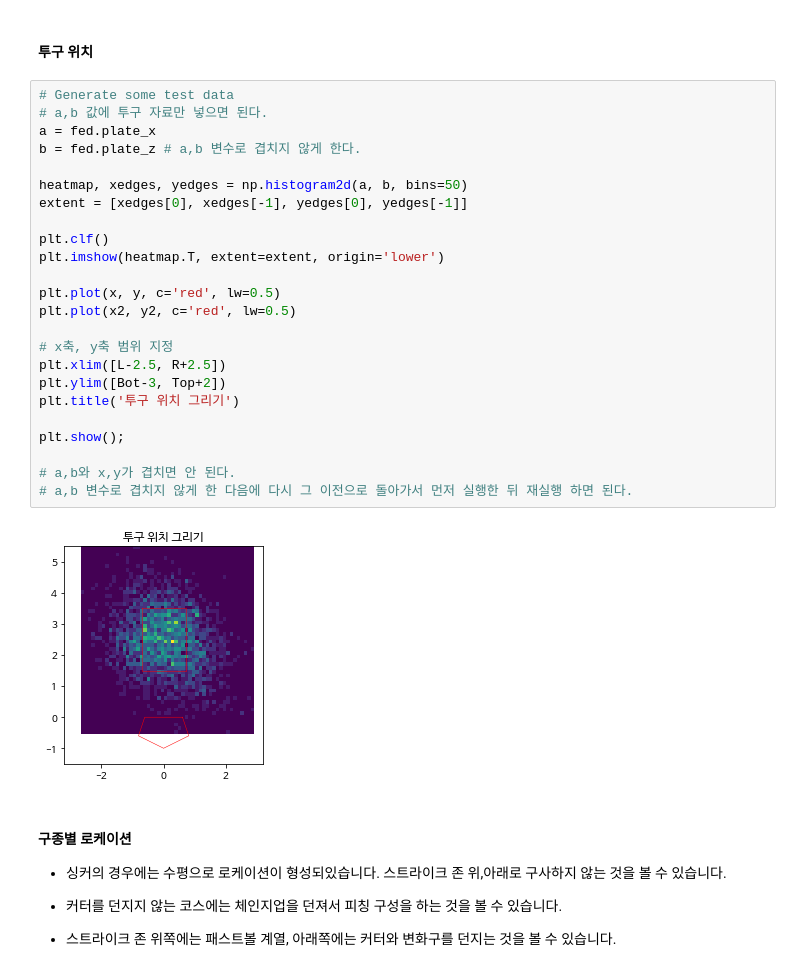
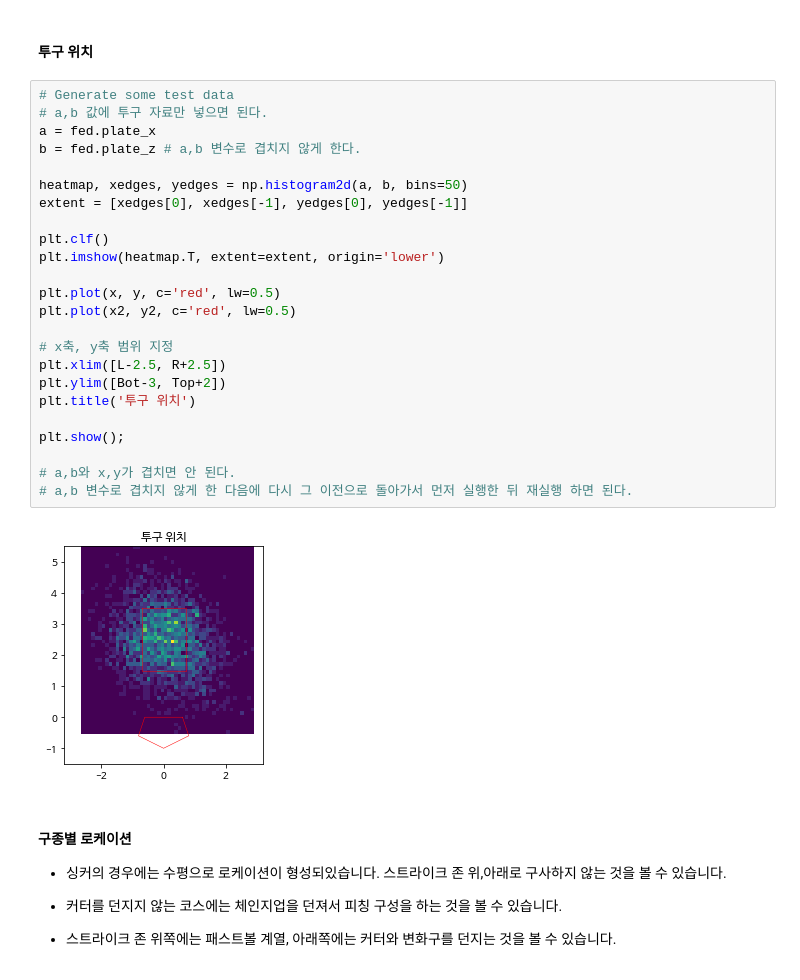
Before and after one commit to Sgkeoi/GonBaseball, a Jupyter notebook: 외국인선수분석_PBP.ipynb, the cells around one changed output. Drawn from its saved outputs; the diff is of its cells as text.

```diff
--- a/외국인선수분석_PBP.ipynb
+++ b/외국인선수분석_PBP.ipynb
@@ -2878,29 +2880,29 @@ plt.show();
 # %%
 # Generate some test data
 # a,b 값에 투구 자료만 넣으면 된다.
 a = fed.plate_x
 b = fed.plate_z # a,b 변수로 겹치지 않게 한다.
 
 heatmap, xedges, yedges = np.histogram2d(a, b, bins=50)
 extent = [xedges[0], xedges[-1], yedges[0], yedges[-1]]
 
 plt.clf()
 plt.imshow(heatmap.T, extent=extent, origin='lower')
 
 plt.plot(x, y, c='red', lw=0.5)
 plt.plot(x2, y2, c='red', lw=0.5)
 
 # x축, y축 범위 지정
 plt.xlim([L-2.5, R+2.5])
 plt.ylim([Bot-3, Top+2])
-plt.title('투구 위치 그리기')
+plt.title('투구 위치')
 
 plt.show();
 
 # a,b와 x,y가 겹치면 안 된다.
 # a,b 변수로 겹치지 않게 한 다음에 다시 그 이전으로 돌아가서 먼저 실행한 뒤 재실행 하면 된다.
 # %% [output]
-[figure, old version]
+[figure, new version]
 # %% [markdown]
 #### 구종별 로케이션
 
```
Also changed, not shown: parts of 10 cells of this notebook.
